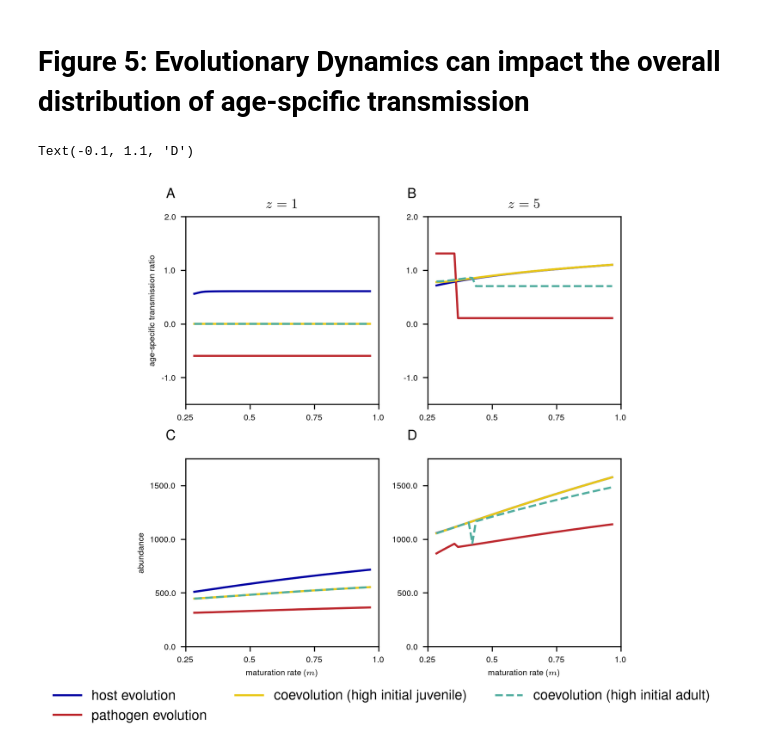
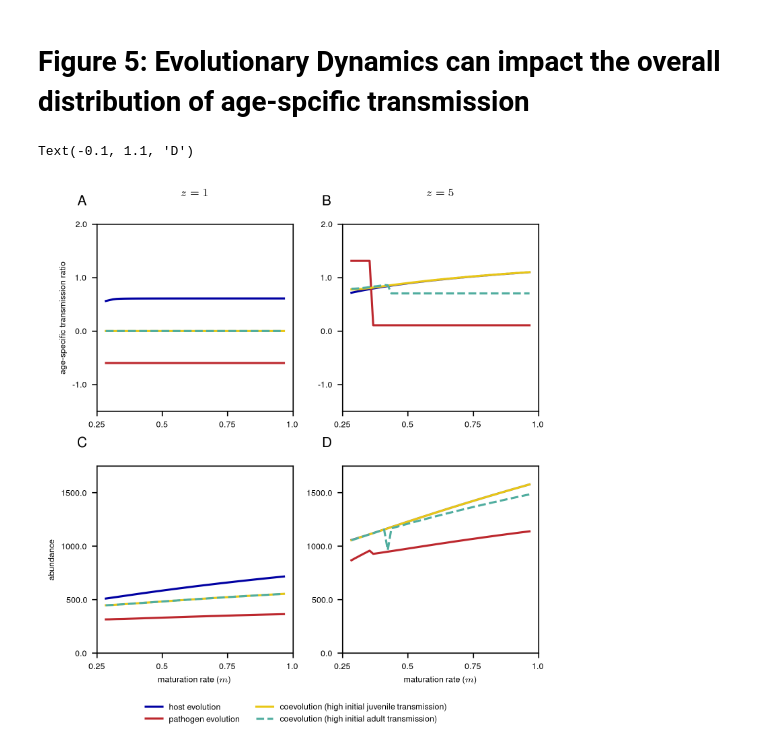
Before and after one commit to svhulse/transmission-coevolution, a Jupyter notebook: figures_main.ipynb, the cells around one changed output. Drawn from its saved outputs; the diff is of its cells as text; code cells hidden in the pictures.

```diff
--- a/figures_main.ipynb
+++ b/figures_main.ipynb
@@ -53,9 +53,9 @@ ax[1].imshow(Ia_img_path, alpha=Ia_alpha_path, cmap=i_cmap)
 ax[2].imshow(Sa_img_coevol, alpha=Sa_alpha_coevol, cmap=s_cmap)
 ax[2].imshow(Ia_img_coevol, alpha=Ia_alpha_coevol, cmap=i_cmap)
 
-ax[0].set_title('Host Evolution', pad=20)
-ax[1].set_title('Pathogen Evolutiom', pad=20)
-ax[2].set_title('Coevolution', pad=20)
+ax[0].set_title('Host Evolution', fontsize=8, pad=20)
+ax[1].set_title('Pathogen Evolutiom', fontsize=8, pad=20)
+ax[2].set_title('Coevolution', fontsize=8, pad=20)
 
 def label_x_axis(ax, n_x_ticks = 3):
     x_lim = ax.get_xlim()
@@ -107,9 +107,9 @@ ax[1].imshow(Ia_img_2, alpha=Ia_alpha_2, cmap=i_cmap)
 ax[2].imshow(Sa_img_3, alpha=Sa_alpha_3, cmap=s_cmap)
 ax[2].imshow(Ia_img_3, alpha=Ia_alpha_3, cmap=i_cmap)
 
-ax[0].set_title('Juvenile Biased Population', pad=20)
-ax[1].set_title('Adult Biased Population', pad=20)
-ax[2].set_title('Boundary Conditions', pad=20)
+ax[0].set_title('Juvenile Biased Population', fontsize=8, pad=20)
+ax[1].set_title('Adult Biased Population', fontsize=8, pad=20)
+ax[2].set_title('Boundary Conditions', fontsize=8, pad=20)
 
 def label_x_axis(ax, n_x_ticks = 3):
     x_lim = ax.get_xlim()
@@ -168,8 +168,10 @@ for axis in ax.reshape(-1):
     axis.set_frame_on(False)
     axis.tick_params('both', length=2)
 
-for axis in ax:
-    coevol_raster_50.label_axes(ax[0,1], (4, 4), label_y=True, x_string=r'maturation rate ($m$)')
+coevol_raster_60.label_axes(ax[0,0], (4, 4), label_x=False, label_y=True)
+coevol_raster_60.label_axes(ax[1,0], (4, 4), label_y=True, x_string=r'maturation rate ($m$)')
+coevol_raster_50.label_axes(ax[0,1], (4, 4), label_x=False, label_y=False)
+coevol_raster_50.label_axes(ax[1,1], (4, 4), label_y=False, x_string=r'maturation rate ($m$)')
 
 ax[0,0].set_title('Non-Coevolutionary', pad=20, fontsize=8)
 ax[0,1].set_title('Coevolutionary', pad=20, fontsize=8)
@@ -313,17 +315,6 @@ host_raster = RasterAnalysis(host_path, arg_x='m', arg_y='z')
 path_raster = RasterAnalysis(path_path, arg_x='m', arg_y='z')
 coevol_raster_50 = RasterAnalysis(coevol_path_50, arg_x='m', arg_y='z')
 coevol_raster_60 = RasterAnalysis(coevol_path_60, arg_x='m', arg_y='z')
-# %%
-host_path = 'data/host.p'
-path_path = 'data/path.p'
-
-coevol_path_jt = 'data/coevol.p'  #JT 60
-coevol_path_at = 'data/coevol_adt_init.p'
-
-coevol_raster_jt = RasterAnalysis(coevol_path_jt)
-coevol_raster_at = RasterAnalysis(coevol_path_at)
-host_raster = RasterAnalysis(host_path)
-path_raster = RasterAnalysis(path_path)
 # %%
 fig, ax = plt.subplots(figsize=(5, 5), ncols=2, nrows=2, layout='compressed')
 
@@ -361,8 +352,8 @@ Sj_50c, Sa_50c, Ij_50c, Ia_50c = coevol_raster_50.abundance()
 
 ax[0,0].plot(host_ratio[ind_1,:], label='host evolution', color=host_color)
 ax[0,0].plot(path_ratio[ind_1,:], label='pathogen evolution', color=path_color)
-ax[0,0].plot(coevol_ratio_60[ind_1,:], label='coevolution (high initial juvenile)', color=coevol_color)
-ax[0,0].plot(coevol_ratio_50[ind_1,:], label='coevolution (high initial adult)', color=coevol_color_2, linestyle='--')
+ax[0,0].plot(coevol_ratio_60[ind_1,:], label='coevolution (high initial juvenile transmission)', color=coevol_color)
+ax[0,0].plot(coevol_ratio_50[ind_1,:], label='coevolution (high initial adult transmission)', color=coevol_color_2, linestyle='--')
 
 
 ax[0,1].plot(host_ratio[ind_2,:], label='host evolution', color=host_color)
@@ -381,34 +372,34 @@ ax[1,1].plot((Sj_p+Sa_p+Ij_p+Ia_p)[ind_2,:], label='pathogen evolution', color=p
 ax[1,1].plot((Sj_60c+Sa_60c+Ij_60c+Ia_60c)[ind_2,:], label='coevolution (high initial juvenile)', color=coevol_color)
 ax[1,1].plot((Sj_50c+Sa_50c+Ij_50c+Ia_50c)[ind_2,:], label='coevolution (high initial adult)', color=coevol_color_2, linestyle='--')
 
 ax[0,0].set_ylim(-1.5, 2)
 ax[0,1].set_ylim(-1.5, 2)
 
 ax[1,0].set_ylim(0, 1750)
 ax[1,1].set_ylim(0, 1750)
 
 for axis in ax.reshape(-1):
     axis.yaxis.set_major_locator(matplotlib.ticker.MaxNLocator(nbins=4))
     axis.yaxis.set_major_formatter(matplotlib.ticker.FormatStrFormatter('%.1f'))
 
-ax[0,0].set_title(r'$z=1$')
-ax[0,1].set_title(r'$z=5$')
+ax[0,0].set_title(r'$z=1$', fontsize=8, pad=20)
+ax[0,1].set_title(r'$z=5$', fontsize=8, pad=20)
 
 ax[0,0].set_ylabel('age-specific transmission ratio')
 ax[1,0].set_ylabel('abundance')
 
 ax[1,0].set_xlabel(r'maturation rate ($m$)')
 ax[1,1].set_xlabel(r'maturation rate ($m$)')
 
 for axis in ax.reshape(-1): label_xaxis(axis)
 
 lines, labels = ax[0,0].get_legend_handles_labels()
-fig.legend(lines, labels, ncol=3, loc='center', bbox_to_anchor=(0.5, -0.05), frameon=False)
+fig.legend(lines, labels, ncol=2, loc='center', bbox_to_anchor=(0.5, -0.05), frameon=False, fontsize=6)
 
 ax[0,0].annotate("A", xy=(-0.1, 1.1), xycoords="axes fraction", fontsize=plot_label_size)
 ax[0,1].annotate("B", xy=(-0.1, 1.1), xycoords="axes fraction", fontsize=plot_label_size)
 ax[1,0].annotate("C", xy=(-0.1, 1.1), xycoords="axes fraction", fontsize=plot_label_size)
 ax[1,1].annotate("D", xy=(-0.1, 1.1), xycoords="axes fraction", fontsize=plot_label_size)
 # %% [output]
 Text(-0.1, 1.1, 'D')
-[figure, old version]
+[figure, new version]
```
Also changed, not shown: parts of 5 cells of this notebook, 9 other files.
